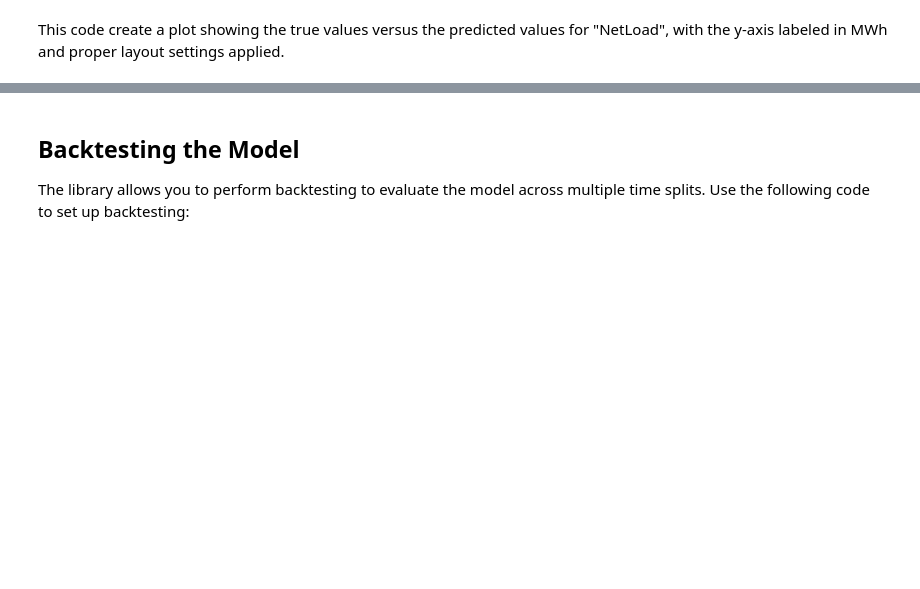
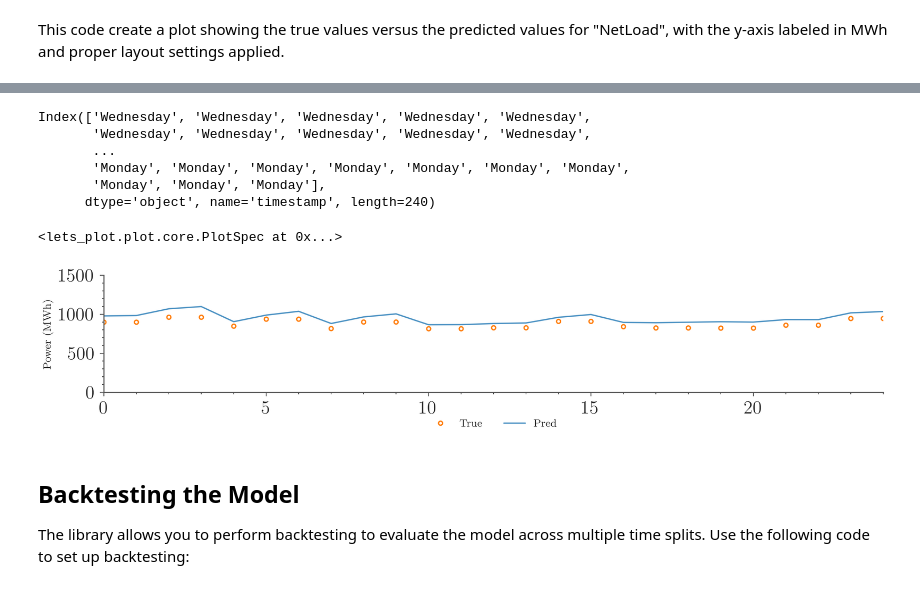
Before and after one commit to sambaiga/mlpforecast, a Jupyter notebook: example/getting_started.ipynb, the cells around one changed output, grey strips where cells are left out. Drawn from its saved outputs; the diff is of its cells as text; code cells hidden in the pictures; blank space fills up the shorter version.

```diff
--- a/example/getting_started.ipynb
+++ b/example/getting_started.ipynb
@@ -221,3 +221,34 @@ model.metrics.groupby("target")[met].mean().round(2)
+# %%
+pred_df.index.day_name()
+# %% [output]
+Index(['Wednesday', 'Wednesday', 'Wednesday', 'Wednesday', 'Wednesday',
+       'Wednesday', 'Wednesday', 'Wednesday', 'Wednesday', 'Wednesday',
+       ...
+       'Monday', 'Monday', 'Monday', 'Monday', 'Monday', 'Monday', 'Monday',
+       'Monday', 'Monday', 'Monday'],
+      dtype='object', name='timestamp', length=240)
+# %%
+pred_df['Res']=pred_df['NetLoad']-pred_df['NetLoad_forecast']
+
+res=pred_df.copy()
+#res['NetLoad']=pred_df['NetLoad']/pred_df['NetLoad'].max()
+#res['NetLoad_forecast']=pred_df['NetLoad_forecast']/pred_df['NetLoad'].max()
+res['Res']=res['NetLoad']-res['NetLoad_forecast']
+res['day']=pred_df.index.day_name()
+res['hour']=pred_df.index.hour.values.astype(str)
+res['weekend']=np.where(pred_df.index.day.values>5, 'weekend', 'weekday')
+# %%
+(ggplot(res, aes(x="NetLoad", y="Res")) +  geom_point(aes(color="weekend"))+ geom_smooth(method="loess"))
+# %% [output]
+<lets_plot.plot.core.PlotSpec at 0x...>
+# %%
+fig, ax = plt.subplots(1, 1, figsize=(9, 2))
+ax = plot_prediction(ax, true=res[res['Res']<=-50]["NetLoad"].values, mu=res[res['Res']<=-50]["NetLoad_forecast"].values)
+ax.set_ylim(0, 1500)
+ax.set_ylabel("Power (MWh)")
+fig.tight_layout(pad=1.08, h_pad=0.5, w_pad=0.5)
+# %% [output]
+[figure, added]
 # %% [markdown]
 ## Backtesting the Model
 The library allows you to perform backtesting to evaluate the model across multiple time splits. Use the following code to set up backtesting:
```
Also changed, not shown: parts of 19 cells of this notebook, 25 other files.
